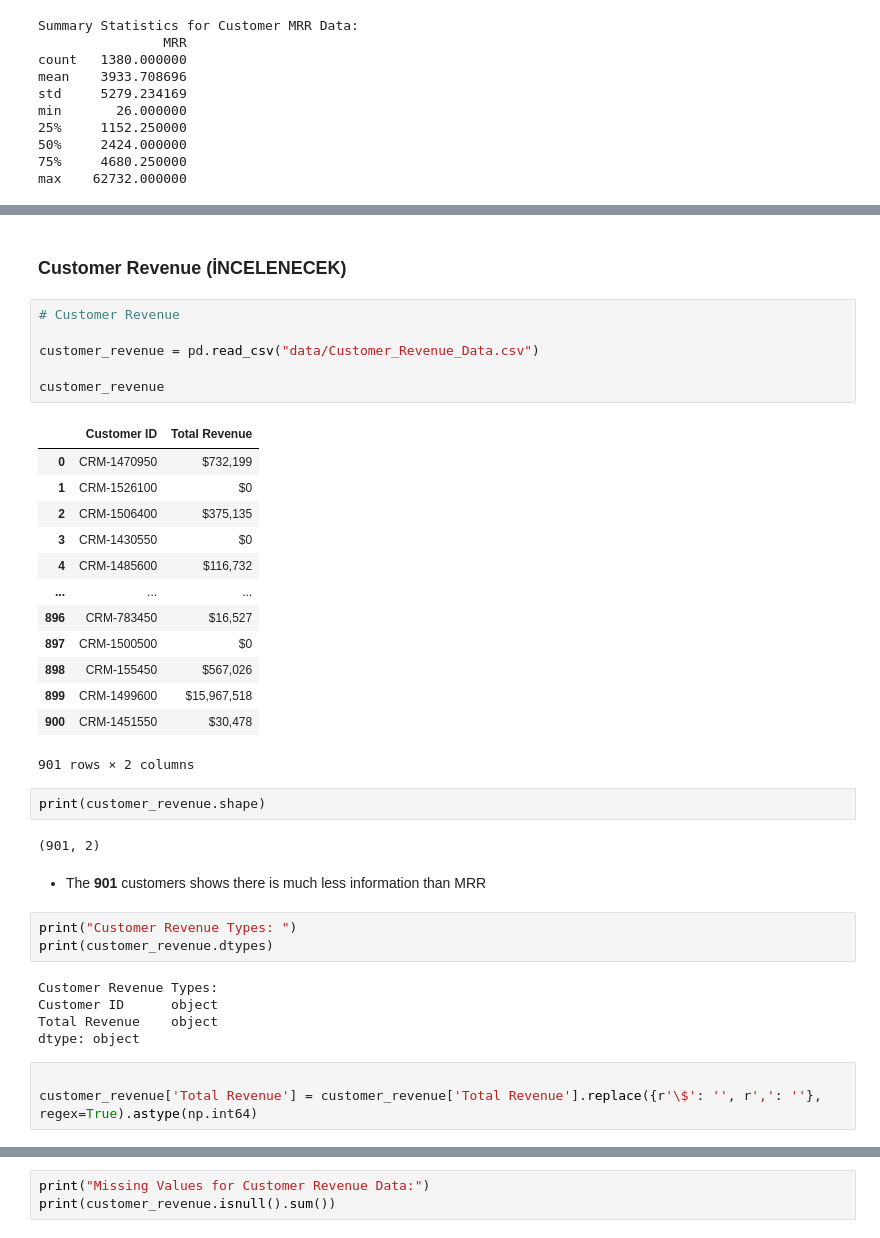
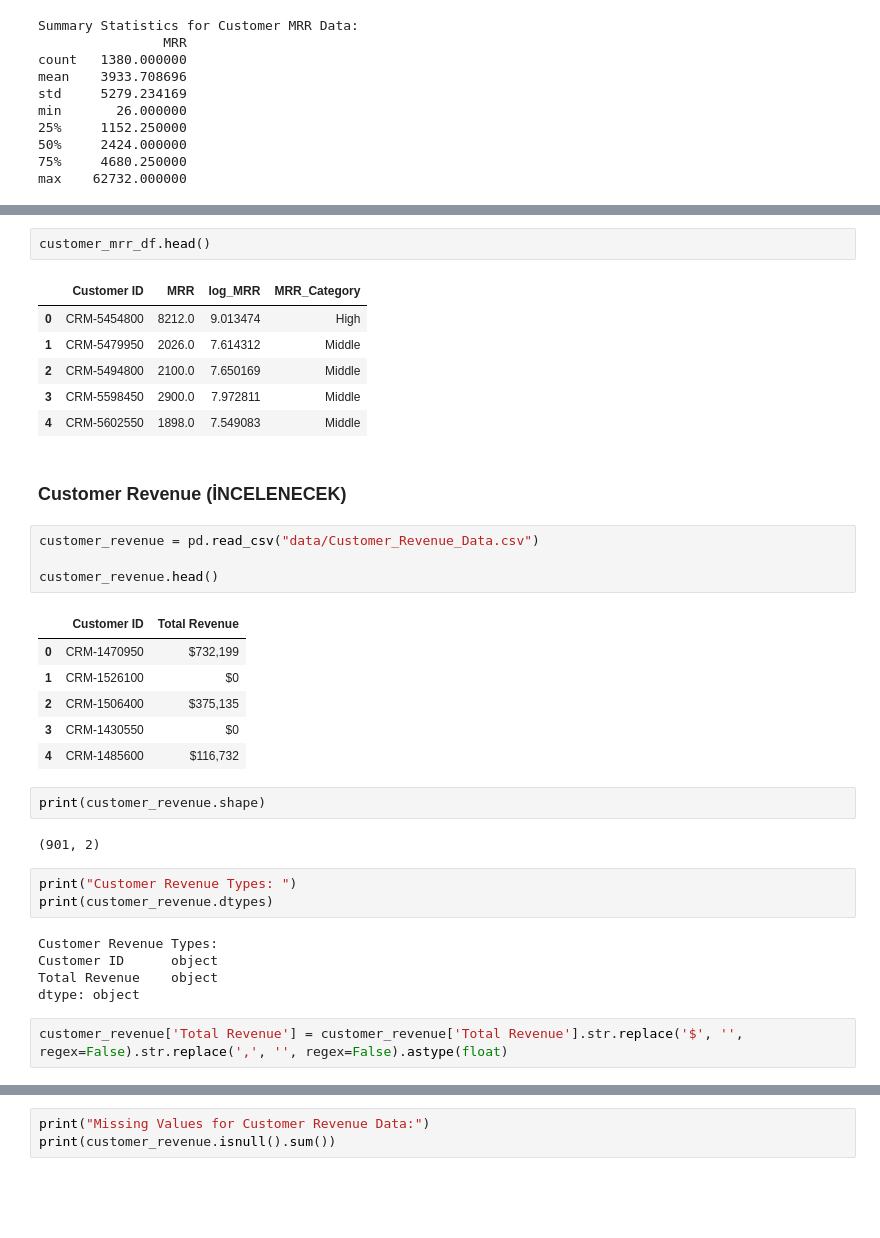
Before and after one commit to egemertgulderen/HacettepeHack, a Jupyter notebook: sample.ipynb, the cells around one changed output, grey strips where cells are left out. Drawn from its saved outputs; the diff is of its cells as text; blank space fills up the shorter version.

```diff
--- a/sample.ipynb
+++ b/sample.ipynb
@@ -293,31 +331,29 @@ From these we obtain these results;
+# %%
+customer_mrr_df.head()
+# %% [output]
+|  | Customer ID | MRR | log_MRR | MRR_Category |
+| 0 | CRM-5454800 | 8212.0 | 9.013474 | High |
+| 1 | CRM-5479950 | 2026.0 | 7.614312 | Middle |
+| 2 | CRM-5494800 | 2100.0 | 7.650169 | Middle |
+| 3 | CRM-5598450 | 2900.0 | 7.972811 | Middle |
+| 4 | CRM-5602550 | 1898.0 | 7.549083 | Middle |
 # %% [markdown]
 ### Customer Revenue (İNCELENECEK)
 # %%
-# Customer Revenue
-
 customer_revenue = pd.read_csv("data/Customer_Revenue_Data.csv")
 
-customer_revenue
+customer_revenue.head()
 # %% [output]
 |  | Customer ID | Total Revenue |
 | 0 | CRM-1470950 | $732,199 |
 | 1 | CRM-1526100 | $0 |
 | 2 | CRM-1506400 | $375,135 |
 | 3 | CRM-1430550 | $0 |
 | 4 | CRM-1485600 | $116,732 |
-| ... | ... | ... |
-| 896 | CRM-783450 | $16,527 |
-| 897 | CRM-1500500 | $0 |
-| 898 | CRM-155450 | $567,026 |
-| 899 | CRM-1499600 | $15,967,518 |
-| 900 | CRM-1451550 | $30,478 |
-901 rows × 2 columns
 # %%
 print(customer_revenue.shape)
 # %% [output]
 (901, 2)
-# %% [markdown]
-* The **901** customers shows there is much less information than MRR
 # %%
 print("Customer Revenue Types: ")
 print(customer_revenue.dtypes)
@@ -327,8 +363,7 @@ Customer ID      object
 Total Revenue    object
 dtype: object
 # %%
-
-customer_revenue['Total Revenue'] = customer_revenue['Total Revenue'].replace({r'\$': '', r',': ''}, regex=True).astype(np.int64)
+customer_revenue['Total Revenue'] = customer_revenue['Total Revenue'].str.replace('$', '', regex=False).str.replace(',', '', regex=False).astype(float)
 # %%
 print("Customer Revenue Types: ")
 print(customer_revenue.dtypes)
```
Also changed, not shown: parts of 107 cells of this notebook.
